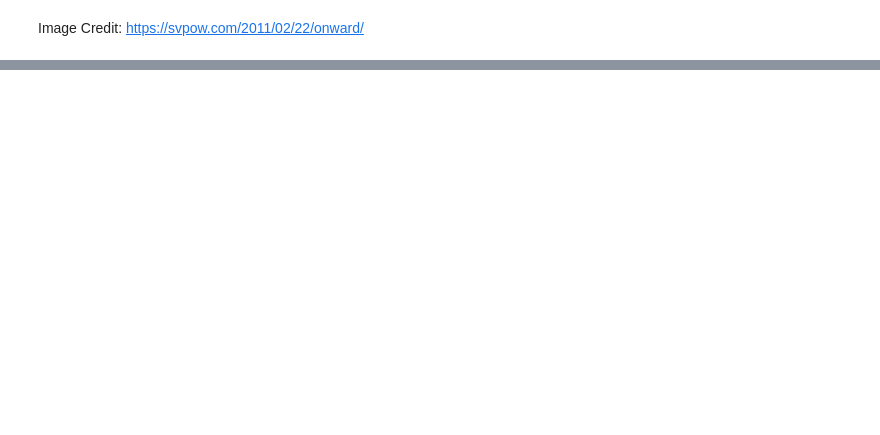
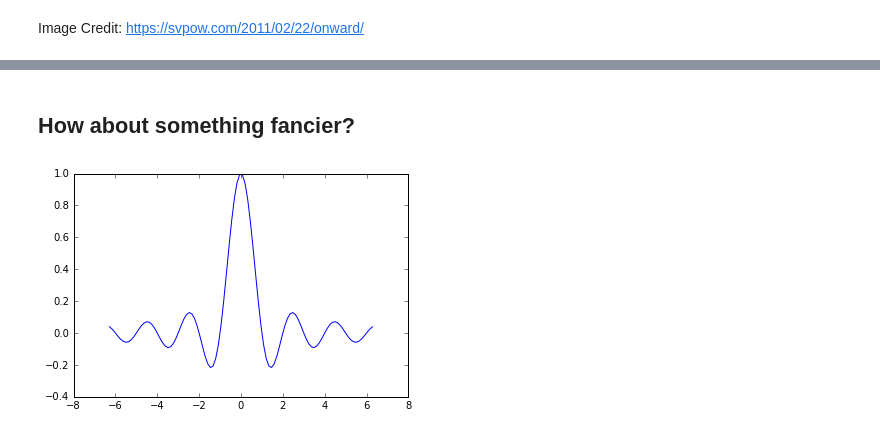
Before and after one commit to desertpy/presentations, a Jupyter notebook: dcc-2016.1-python-intro/Intro_To_Python.ipynb, the cells around one changed output, grey strips where cells are left out. Cells and saved outputs as stored; diff of their text form; code cells hidden in the pictures; blank space fills up the shorter version.

```diff
--- a/dcc-2016.1-python-intro/Intro_To_Python.ipynb
+++ b/dcc-2016.1-python-intro/Intro_To_Python.ipynb
@@ -482,0 +487,6 @@ import antigravity
+# %% [markdown]
+## How about something fancier?
+# %%
+plt.plot(x, np.sinc(x));
+# %% [output]
+[figure, added]
```
Also changed, not shown: parts of 29 cells of this notebook, 1 other file.
